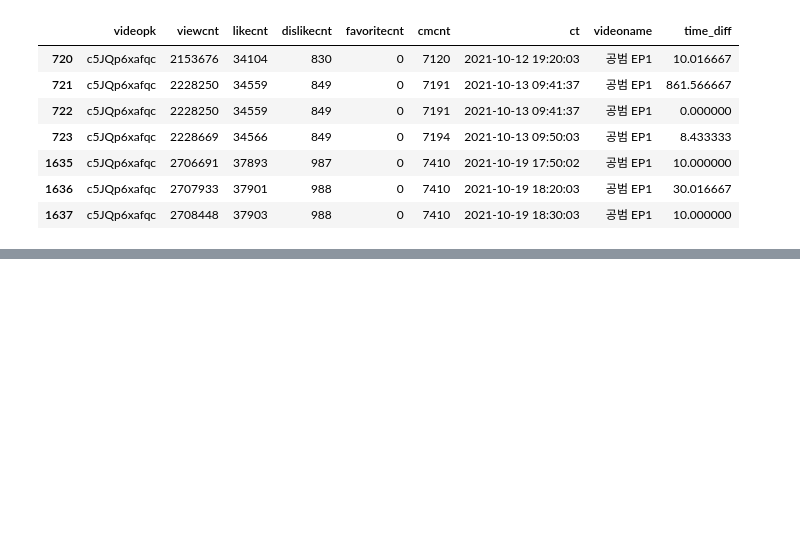
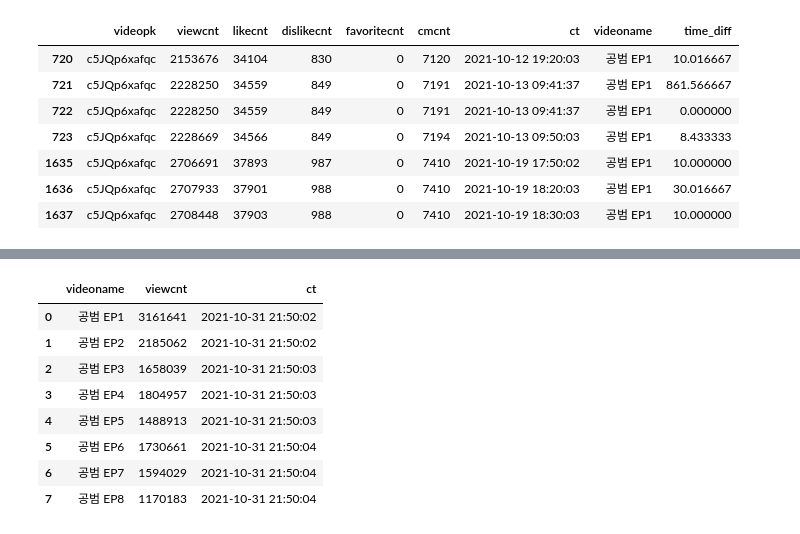
Before and after one commit to LWH4Data/Certifications, a Jupyter notebook: 빅분기/01_작업 1유형/sol.ipynb, the cells around one changed output, grey strips where cells are left out. Cells and saved outputs as stored; diff of their text form; code cells hidden in the pictures; blank space fills up the shorter version.

```diff
--- a/빅분기/01_작업 1유형/sol.ipynb
+++ b/빅분기/01_작업 1유형/sol.ipynb
@@ -478,0 +482,10 @@ Index([720, 721, 722, 723, 1635, 1636, 1637], dtype='int64')
+# %%
+# 1. video 데이터프레임의 ct 컬럼에서 날짜만 추출. `년-월-일`` 형식을 맞추기 위해.
+video['date'] = video['ct'].dt.date
+
+# 2. videoname으로 그룹화
+#   -> 'date'컬럼만을 필터링
+#   -> min(): 가장 최신 날짜를 가져오기 위함.
+#   -> reset_index(): DataFrame 형태로 보기 편하게 하기 위해 사용.
+Ans = video.groupby('videoname')['date'].min().reset_index()
+Ans
@@ -478,0 +505,31 @@ Index([720, 721, 722, 723, 1635, 1636, 1637], dtype='int64')
+# %%
+# 1.19:00 시와 21 시 등 시간을 처리와 날짜를 출력하기 위해 파생변수를 생성한다.
+# 시간
+video['hour'] = video['ct'].dt.hour
+# 날짜
+video['date'] = video['ct'].dt.date
+
+# 2. 19:00 시를 기준으로 공개된 날짜 필터링
+#   - 분단위 이하를 생략하는 이유는 초단위 비교연산에서는 에러가 생길 수 있기 때문이다. (부동소수점과 유사).
+#   - unique(): 날짜만 추출하면 되기에 필요없는 중복을 제거한다.
+release_dates = video.loc[video['hour'] == 19, 'date'].unique()
+
+# 3. video 데이터프레임에서 release_dates와 21시에 해당하는 행만을 필터링.
+target = video.loc[(video['date'].isin(release_dates)) & (video['hour'] == 21)]
+
+# 4. 정답
+#   - sort_values(): viewcnt를 기준으로 내림차순 정렬 조건을 만족하기 위해 설정.
+#   - groupby(): 공범 컨텐츠별로 출력하기 위해 설정.
+#   - first(): viewcnt가 가장 큰 데이터를 출력하기 위해 사용.
+Ans = target[['viewcnt', 'ct', 'videoname']].sort_values(by = 'viewcnt', ascending = False).groupby('videoname', as_index = False).first()
+Ans
+# %% [output]
+|  | videoname | viewcnt | ct |
+| 0 | 공범 EP1 | 3161641 | 2021-10-31 21:50:02 |
+| 1 | 공범 EP2 | 2185062 | 2021-10-31 21:50:02 |
+| 2 | 공범 EP3 | 1658039 | 2021-10-31 21:50:03 |
+| 3 | 공범 EP4 | 1804957 | 2021-10-31 21:50:03 |
+| 4 | 공범 EP5 | 1488913 | 2021-10-31 21:50:03 |
+| 5 | 공범 EP6 | 1730661 | 2021-10-31 21:50:04 |
+| 6 | 공범 EP7 | 1594029 | 2021-10-31 21:50:04 |
+| 7 | 공범 EP8 | 1170183 | 2021-10-31 21:50:04 |
```
Also changed, not shown: parts of 19 cells of this notebook.
